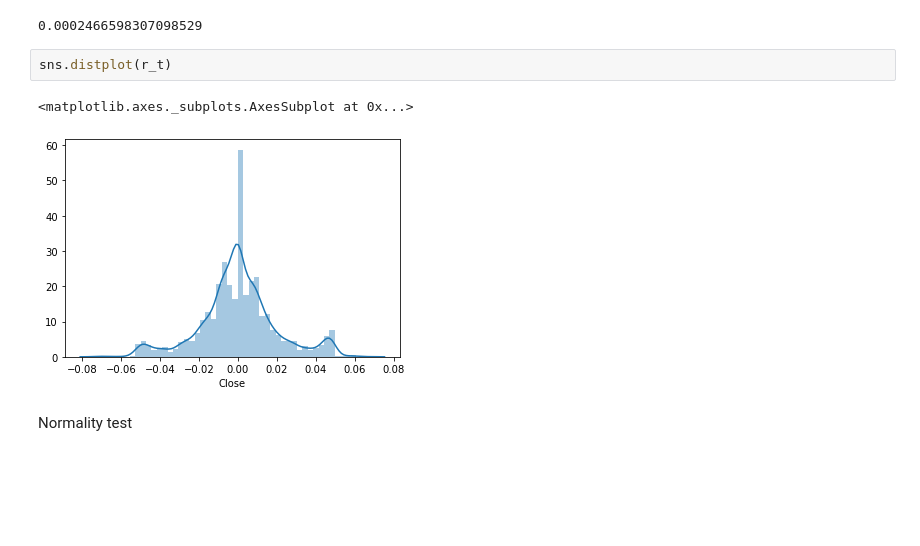
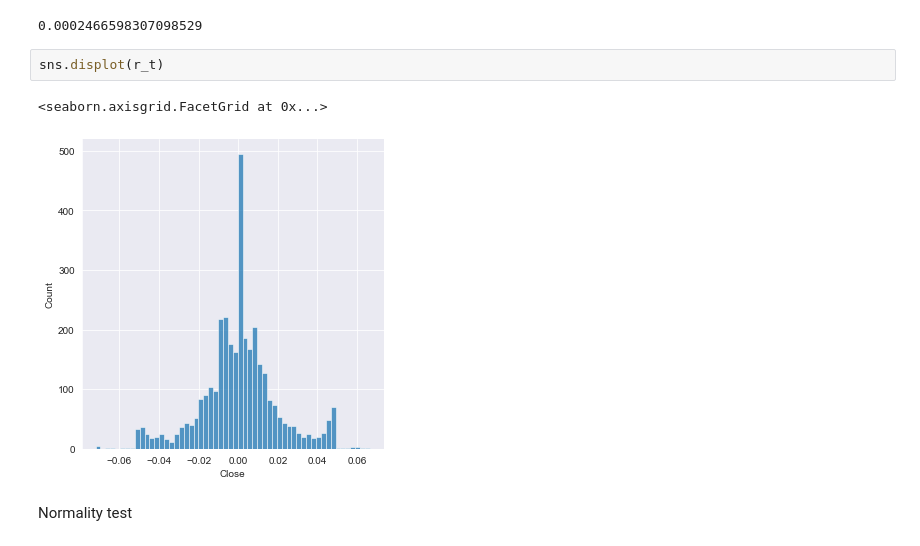
Before and after one commit to vantuan5644/StockPriceForecasting, a Jupyter notebook: notebooks/EDA_baseline.ipynb, the cells around one changed output. Cells and saved outputs as stored; diff of their text form; blank space fills up the shorter version.

```diff
--- a/notebooks/EDA_baseline.ipynb
+++ b/notebooks/EDA_baseline.ipynb
@@ -403,10 +406,10 @@ r_t.iloc[0] = mean
 # %% [output]
 0.0002466598307098529
 # %%
-sns.distplot(r_t)
+sns.displot(r_t)
 # %% [output]
-<matplotlib.axes._subplots.AxesSubplot at 0x...>
+<seaborn.axisgrid.FacetGrid at 0x...>
-[figure, old version]
+[figure, new version]
 # %% [markdown]
 Normality test
 # %%
```
Also changed, not shown: parts of 60 cells of this notebook, 1 other file.
